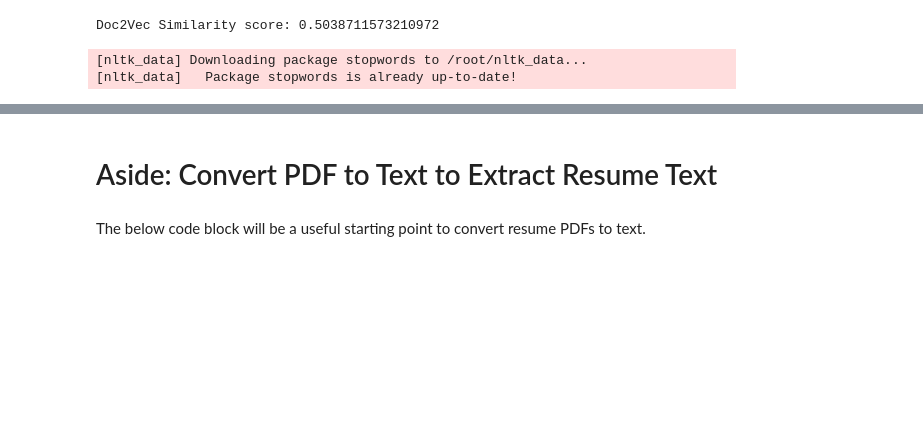
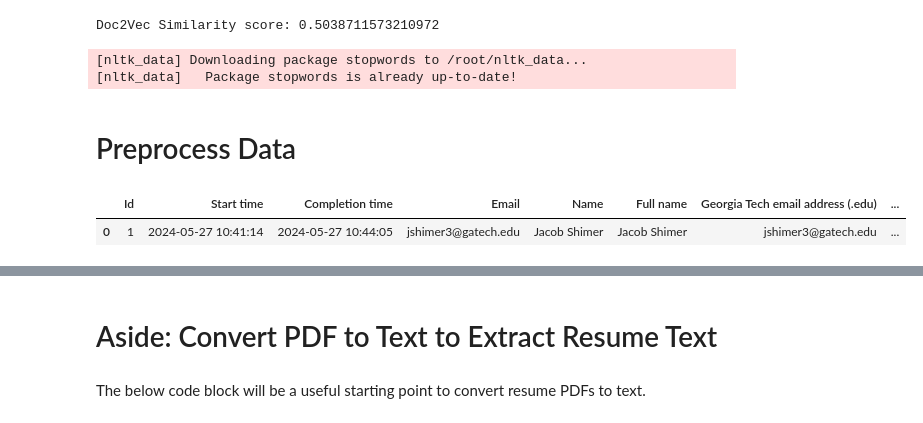
Before and after one commit to Human-Augment-Analytics/Higher-Ed, a Jupyter notebook: Personal Folders/ayusoccer/Text_Similarity_Methods.ipynb, the cells around one changed output, grey strips where cells are left out. Saved outputs shown, nothing was run; the diff lists cells and outputs as text; code cells hidden in the pictures; blank space fills up the shorter version.

```diff
--- a/Personal Folders/ayusoccer/Text_Similarity_Methods.ipynb
+++ b/Personal Folders/ayusoccer/Text_Similarity_Methods.ipynb
@@ -162,3 +162,17 @@ print(f"Doc2Vec Similarity score: {similarity}")
 Doc2Vec Similarity score: 0.5038711573210972
 [nltk_data] Downloading package stopwords to /root/nltk_data...
 [nltk_data]   Package stopwords is already up-to-date!
+# %% [markdown]
+# Preprocess Data
+# %%
+
+import os
+import pandas as pd
+
+mentees = pd.read_excel('./drive/MyDrive/Georgia Tech/CS 8903/mentees.xlsx')
+mentors = pd.read_excel('./drive/MyDrive/Georgia Tech/CS 8903/mentors.xlsx')
+#print(mentees.head())
+mentors.head()[0:1]
+# %% [output]
+|  | Id | Start time | Completion time | Email | Name | Full name | Georgia Tech email address (.edu) | ... |
+| 0 | 1 | 2024-05-27 10:41:14 | 2024-05-27 10:44:05 | jshimer3@gatech.edu | Jacob Shimer | Jacob Shimer | jshimer3@gatech.edu | ... |
```
Also changed, not shown: parts of 7 cells of this notebook.
